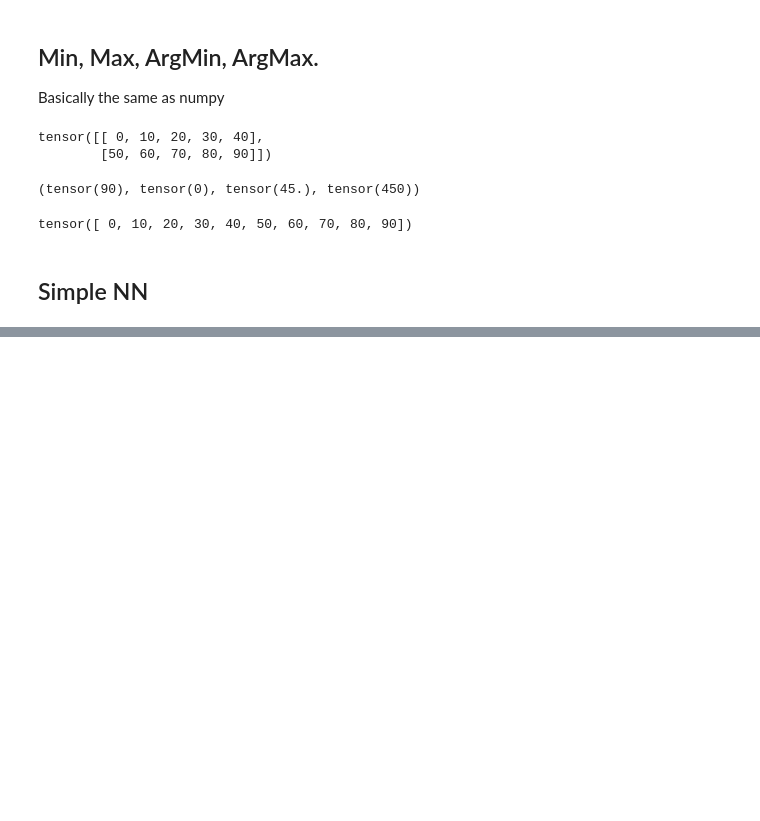
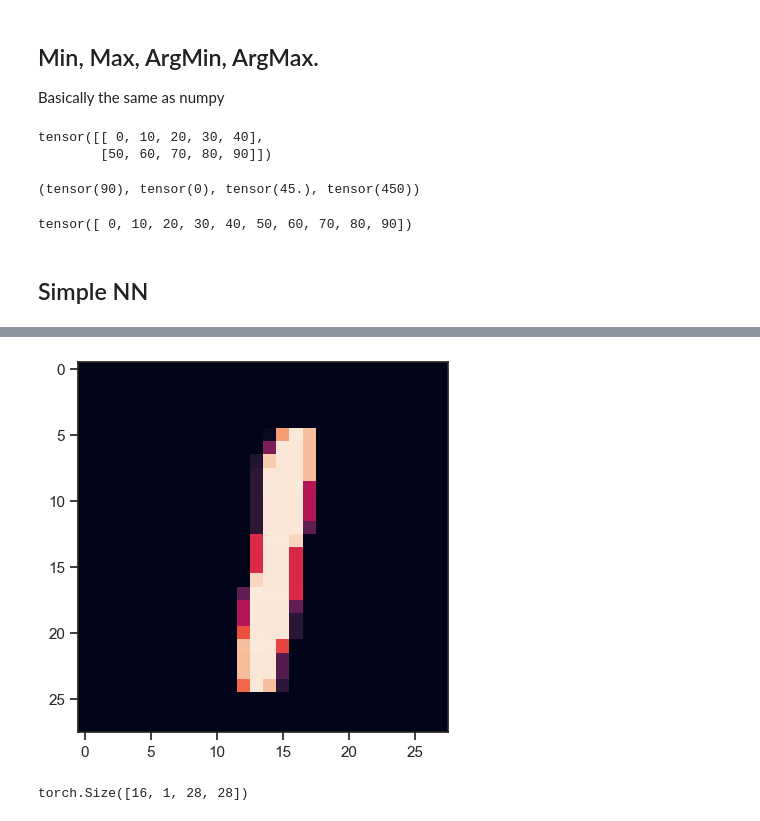
Before and after one commit to auslei/machine_learning_deep_learning, a Jupyter notebook: a1.pytorch_basics.ipynb, the cells around one changed output, grey strips where cells are left out. Saved outputs shown, nothing was run; the diff lists cells and outputs as text; code cells hidden in the pictures; blank space fills up the shorter version.

```diff
--- a/a1.pytorch_basics.ipynb
+++ b/a1.pytorch_basics.ipynb
@@ -283,0 +399,6 @@ tensor([ 1.0000,  1.5000,  2.0000,  2.5000,  3.0000,  3.5000,  4.0000,  4.5000,
+# %%
+imshow(images[0])
+print(images.shape)
+# %% [output]
+[figure, added]
+torch.Size([16, 1, 28, 28])
```
Also changed, not shown: parts of 23 cells of this notebook.
